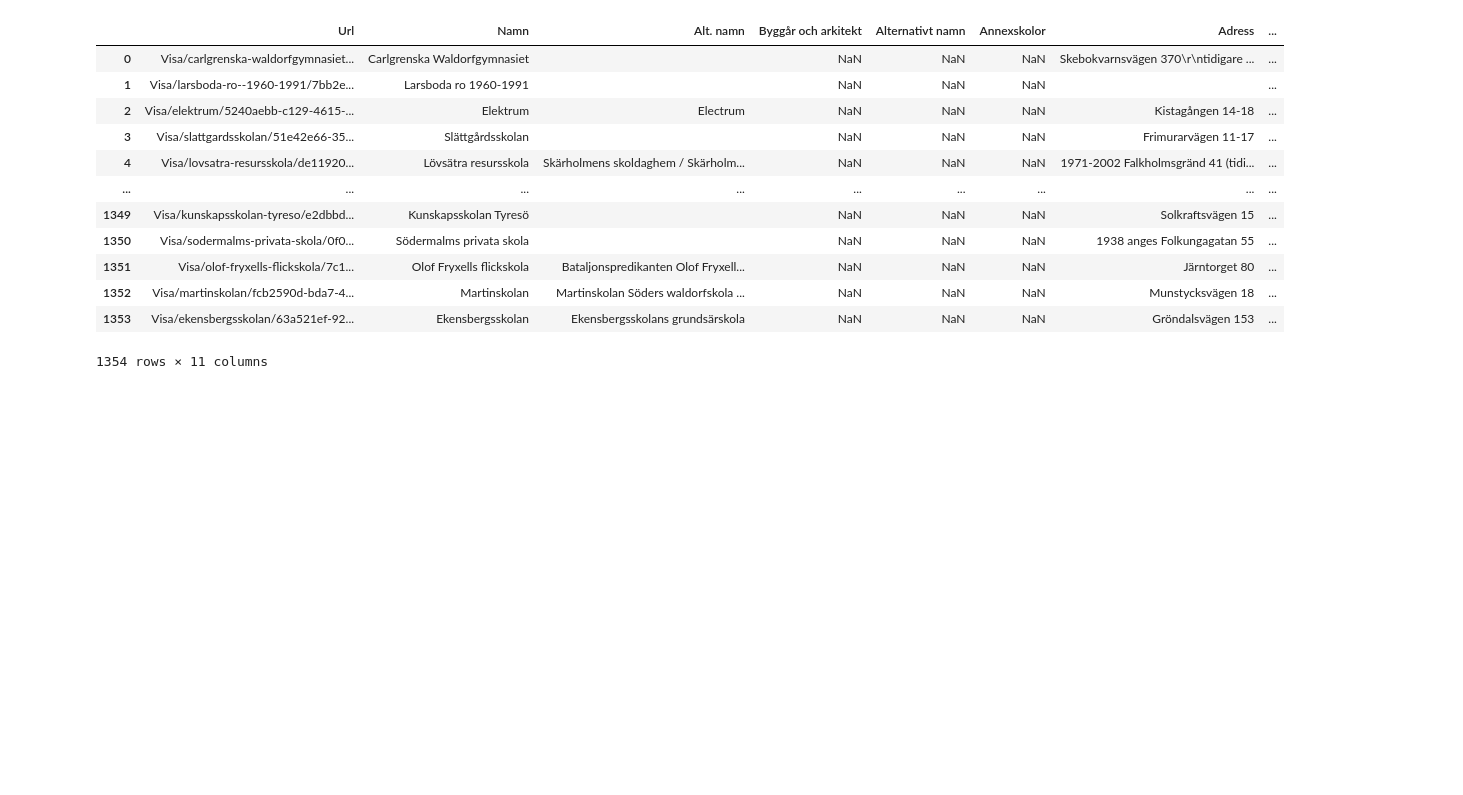
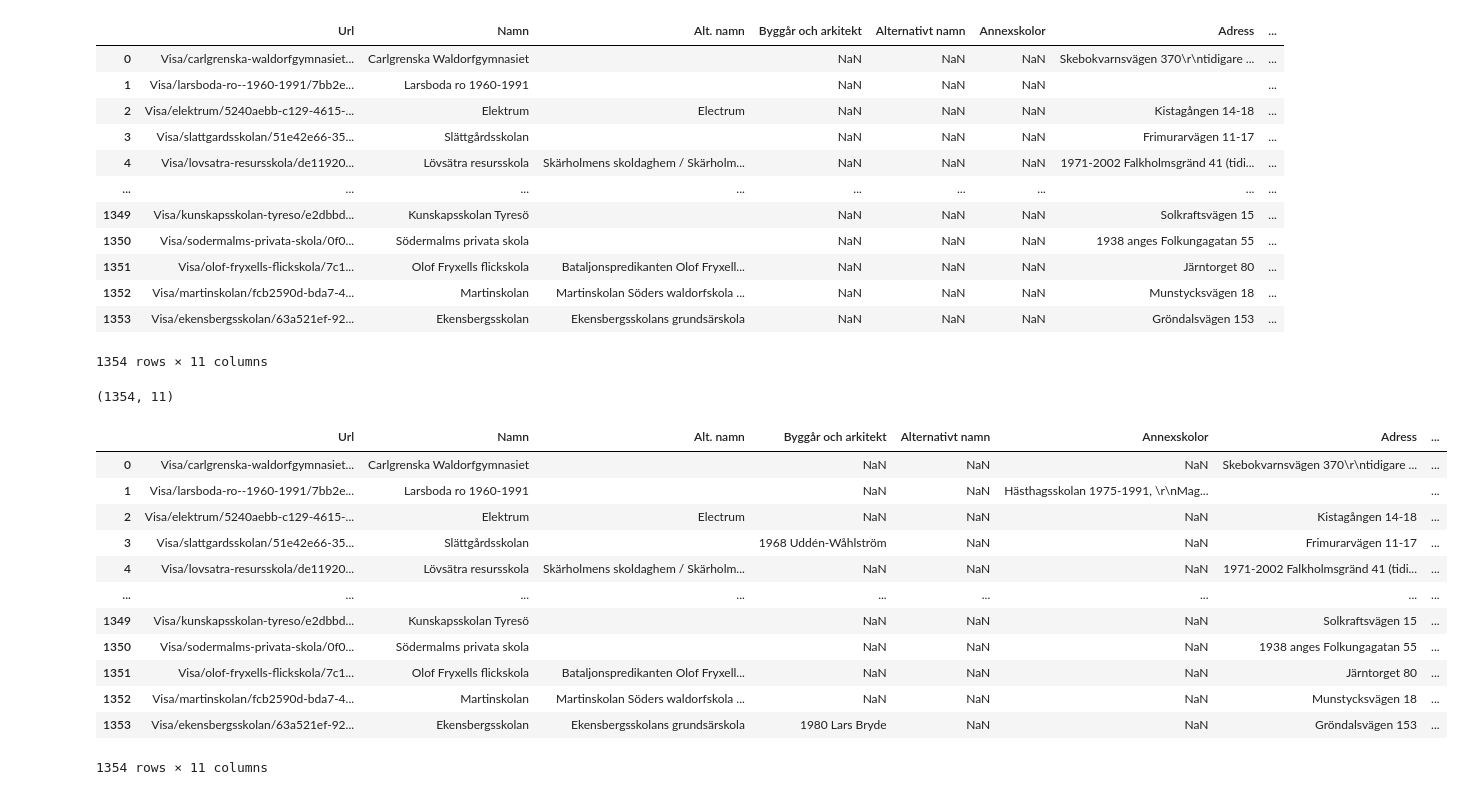
Before and after one commit to perrohdin/Bildhistoria-Masterdata-och-Wikidata, a Jupyter notebook: Notebook/Skolregistret Stockholms stadsarkiv.ipynb, the cells around one changed output. Cells and saved outputs as stored; diff of their text form; code cells hidden in the pictures; blank space fills up the shorter version.

```diff
--- a/Notebook/Skolregistret Stockholms stadsarkiv.ipynb
+++ b/Notebook/Skolregistret Stockholms stadsarkiv.ipynb
@@ -108,3 +111,63 @@ dfTot.to_csv("SkolregistretStockholmsStadsarkiv.csv")
 dfTot.to_csv("SkolregistretStockholmsStadsarkiv_small.csv",
              header=True,columns=["Namn","Url","Alt. namn","Adress"],
             sep=",")
+# %%
+#Get more data
+urlBaseView ="https://sok.stadsarkivet.stockholm.se/Databas/skolregistret/"
+Viewids =["MainContent_alternativt-namn" ,"MainContent_namn",
+        "MainContent_adress","MainContent_byggar-och-arkitekt","MainContent_annexskolor",
+        "MainContent_arkiv-pa-stadsarkivet","MainContent_arkiv-hos-ovriga",
+        "MainContent_historik","MainContent_rektorsomrade"]
+
+# Field
+contentList=[
+{"field":"Namn",
+"content":"MainContent_Namn_visa_textbox"},
+{"field":"Alt. namn",
+"content":"MainContent_Alternativt namn_visa_textbox"},
+{"field":"Adress",
+"content":"MainContent_Adress_visa_textbox"},
+{"field":"Rektorsområde",
+"content":"MainContent_Rektorsområde_visa_textbox"},
+{"field":"Byggår och arkitekt",
+"content":"MainContent_Byggår och arkitekt_visa_textbox"},
+{"field":"Annexskolor",
+"content":"MainContent_Annexskolor_visa_textbox"},
+{"field":"Arkiv på Stadsarkivet",
+"content":"MainContent_Arkiv på Stadsarkivet_visa_textbox"},
+{"field":"Arkiv hos övriga",
+"content":"MainContent_Arkiv hos övriga_visa_textbox"},
+{"field":"Historik",
+"content":"MainContent_Historik_visa_textbox"}]
+
+for index, row in tqdm(dfTot.iterrows(), total=dfTot.shape[0]):
+    #print(index,row["Url"])
+    itemUrl = urlBaseView + row["Url"]
+    #print(itemUrl)
+    res = req.request('GET', itemUrl)
+    soupSchool = BeautifulSoup(res.data, 'html.parser')
+    for c in contentList:
+        tag = soupSchool.find(id=c["content"])
+        #print("\t\t",c["field"],len(tag.text.strip()),"\t",tag.text.strip())
+        if len(tag.text.strip()) > 0:
+            dfTot.loc[index,c["field"]] = tag.text.strip()
+# %%
+dfTot.shape
+# %% [output]
+(1354, 11)
+# %%
+dfTot
+# %% [output]
+|  | Url | Namn | Alt. namn | Byggår och arkitekt | Alternativt namn | Annexskolor | Adress | ... |
+| 0 | Visa/carlgrenska-waldorfgymnasiet... | Carlgrenska Waldorfgymnasiet |  | NaN | NaN | NaN | Skebokvarnsvägen 370\r\ntidigare ... | ... |
+| 1 | Visa/larsboda-ro--1960-1991/7bb2e... | Larsboda ro 1960-1991 |  | NaN | NaN | Hästhagsskolan 1975-1991, \r\nMag... |  | ... |
+| 2 | Visa/elektrum/5240aebb-c129-4615-... | Elektrum | Electrum | NaN | NaN | NaN | Kistagången 14-18 | ... |
+| 3 | Visa/slattgardsskolan/51e42e66-35... | Slättgårdsskolan |  | 1968 Uddén-Wåhlström | NaN | NaN | Frimurarvägen 11-17 | ... |
+| 4 | Visa/lovsatra-resursskola/de11920... | Lövsätra resursskola | Skärholmens skoldaghem / Skärholm... | NaN | NaN | NaN | 1971-2002 Falkholmsgränd 41 (tidi... | ... |
+| ... | ... | ... | ... | ... | ... | ... | ... | ... |
+| 1349 | Visa/kunskapsskolan-tyreso/e2dbbd... | Kunskapsskolan Tyresö |  | NaN | NaN | NaN | Solkraftsvägen 15 | ... |
+| 1350 | Visa/sodermalms-privata-skola/0f0... | Södermalms privata skola |  | NaN | NaN | NaN | 1938 anges Folkungagatan 55 | ... |
+| 1351 | Visa/olof-fryxells-flickskola/7c1... | Olof Fryxells flickskola | Bataljonspredikanten Olof Fryxell... | NaN | NaN | NaN | Järntorget 80 | ... |
+| 1352 | Visa/martinskolan/fcb2590d-bda7-4... | Martinskolan | Martinskolan Söders waldorfskola ... | NaN | NaN | NaN | Munstycksvägen 18 | ... |
+| 1353 | Visa/ekensbergsskolan/63a521ef-92... | Ekensbergsskolan | Ekensbergsskolans grundsärskola | 1980 Lars Bryde | NaN | NaN | Gröndalsvägen 153 | ... |
+1354 rows × 11 columns
```
Also changed, not shown: parts of 10 cells of this notebook, 2 other files.
